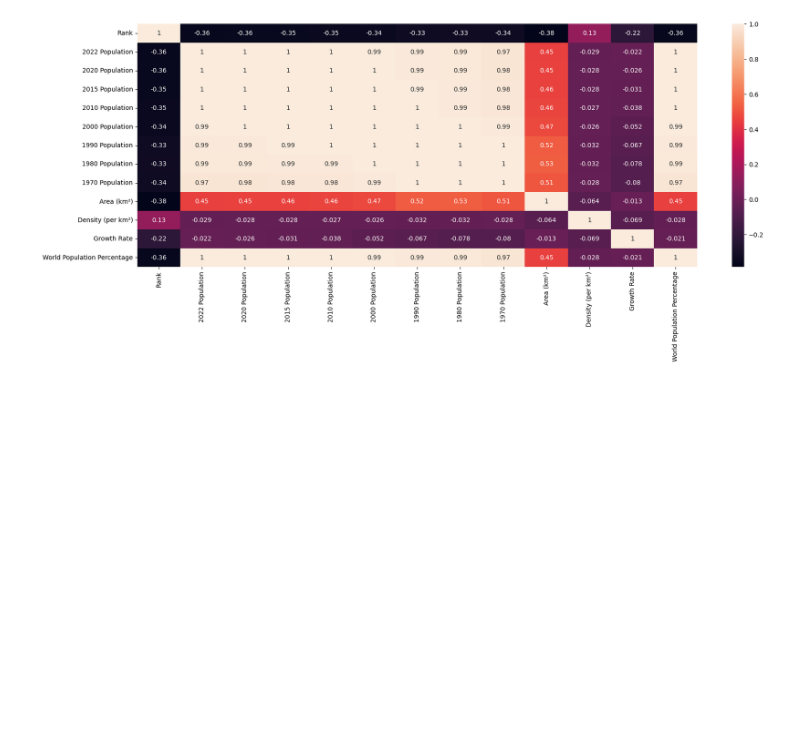
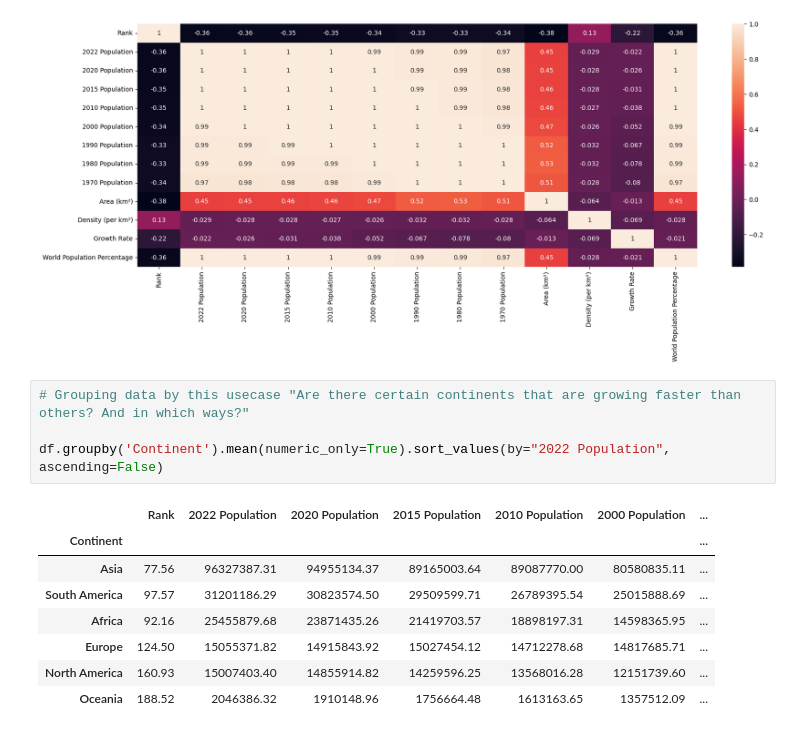
Before and after one commit to Sandra2021211/ExploratoryDataAnalysis_for_WorldPopulationDataset, a Jupyter notebook: EDA.ipynb, the cells around one changed output. Drawn from its saved outputs; the diff is of its cells as text; blank space fills up the shorter version.

```diff
--- a/EDA.ipynb
+++ b/EDA.ipynb
@@ -141,3 +141,16 @@ plt.rcParams['figure.figsize']=(20,7)
 plt.show()
 # %% [output]
 [figure]
+# %%
+# Grouping data by this usecase "Are there certain continents that are growing faster than others? And in which ways?"
+
+df.groupby('Continent').mean(numeric_only=True).sort_values(by="2022 Population", ascending=False)
+# %% [output]
+|  | Rank | 2022 Population | 2020 Population | 2015 Population | 2010 Population | 2000 Population | ... |
+| Continent |  |  |  |  |  |  | ... |
+| Asia | 77.56 | 96327387.31 | 94955134.37 | 89165003.64 | 89087770.00 | 80580835.11 | ... |
+| South America | 97.57 | 31201186.29 | 30823574.50 | 29509599.71 | 26789395.54 | 25015888.69 | ... |
+| Africa | 92.16 | 25455879.68 | 23871435.26 | 21419703.57 | 18898197.31 | 14598365.95 | ... |
+| Europe | 124.50 | 15055371.82 | 14915843.92 | 15027454.12 | 14712278.68 | 14817685.71 | ... |
+| North America | 160.93 | 15007403.40 | 14855914.82 | 14259596.25 | 13568016.28 | 12151739.60 | ... |
+| Oceania | 188.52 | 2046386.32 | 1910148.96 | 1756664.48 | 1613163.65 | 1357512.09 | ... |
```
Also changed, not shown: parts of 5 cells of this notebook.
